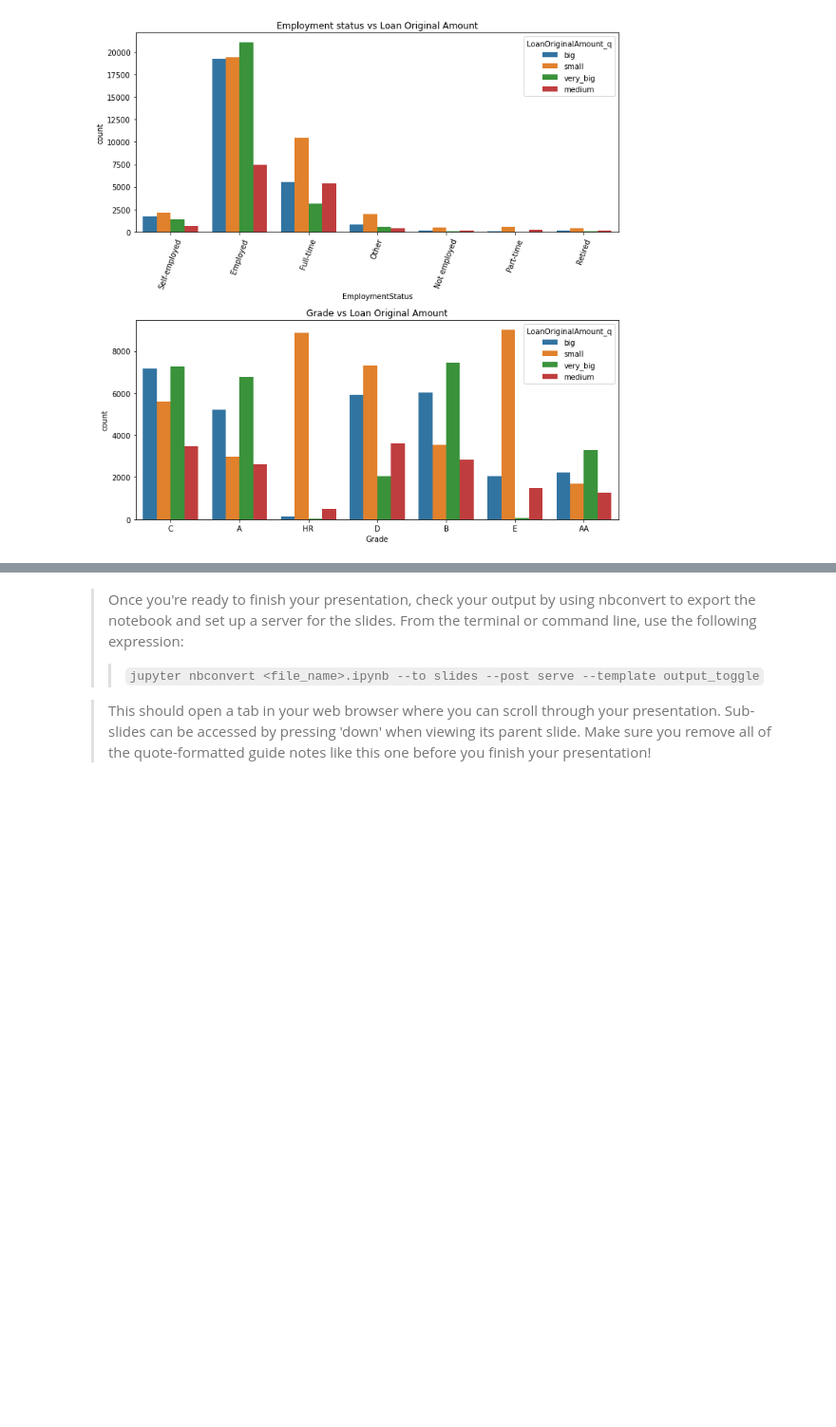
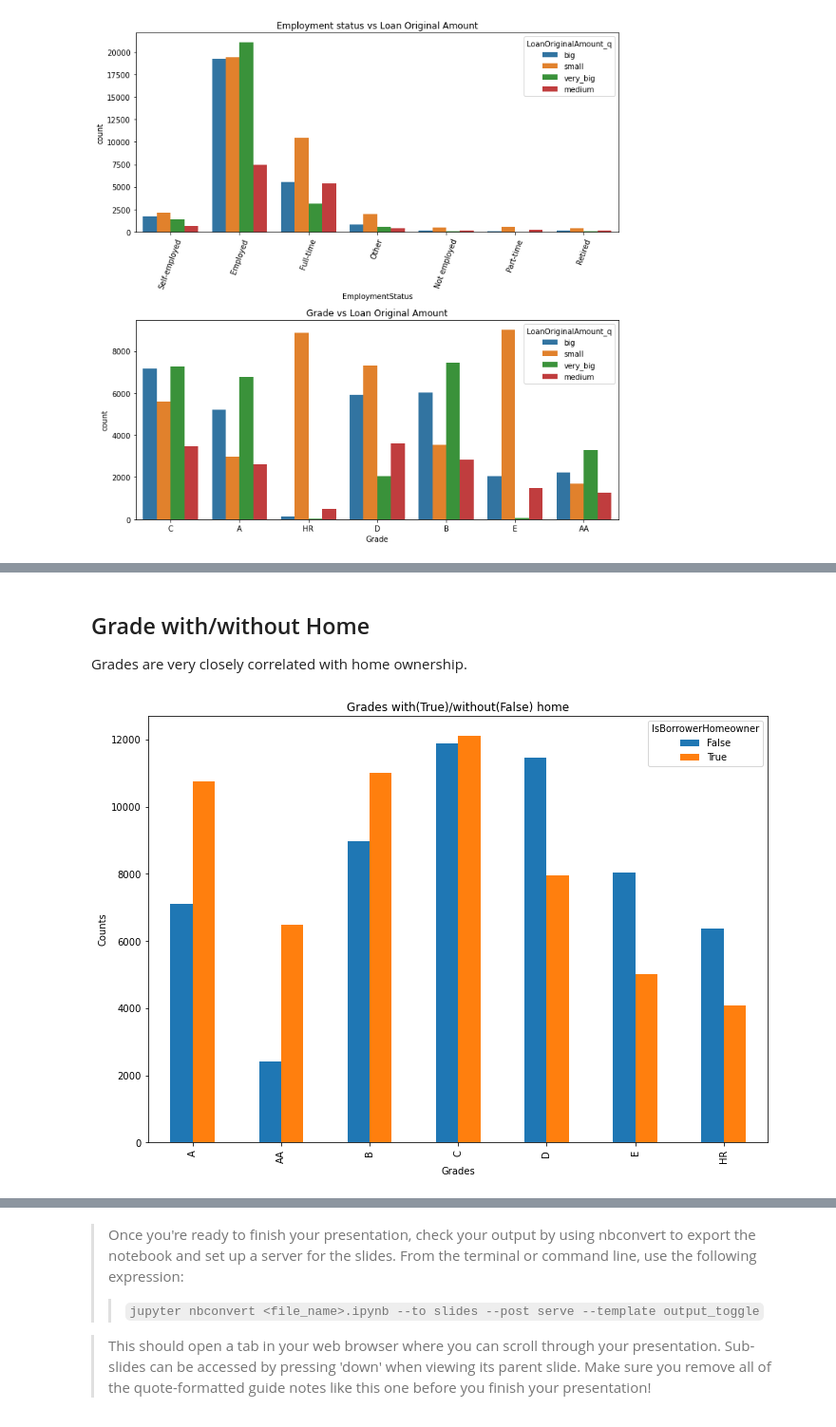
Before and after one commit to wythe0513/Prosper_Loan, a Jupyter notebook: slide_deck_template.ipynb, the cells around one changed output, grey strips where cells are left out. Shown: that part at 95% size. Saved outputs shown, nothing was run; the diff lists cells and outputs as text; code cells hidden in the pictures; blank space fills up the shorter version.

```diff
--- a/slide_deck_template.ipynb
+++ b/slide_deck_template.ipynb
@@ -100,0 +100,13 @@ plt.title('Original Loan Amount with(True)/without(False) home');
+# %% [markdown]
+## Grade with/without Home
+
+Grades are very closely correlated with home ownership.
+# %%
+pivot_grade=loan.pivot_table('GradeNumeric', index='Grade',
+                           columns=['IsBorrowerHomeowner'],aggfunc='count')
+pivot_grade.plot(kind='bar', figsize=[11.69,8.27]);
+plt.xlabel('Grades')
+plt.ylabel('Counts');
+plt.title('Grades with(True)/without(False) home');
+# %% [output]
+[figure, added]
```
Also changed, not shown: parts of 7 cells of this notebook.
